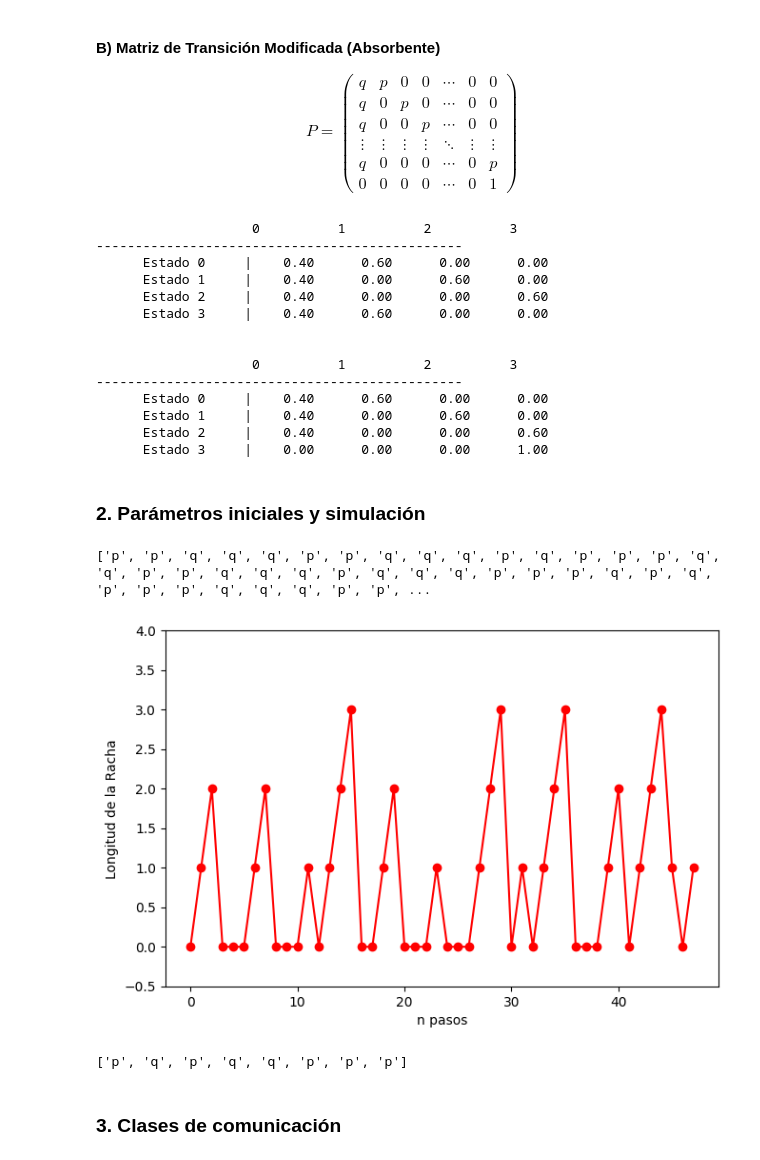
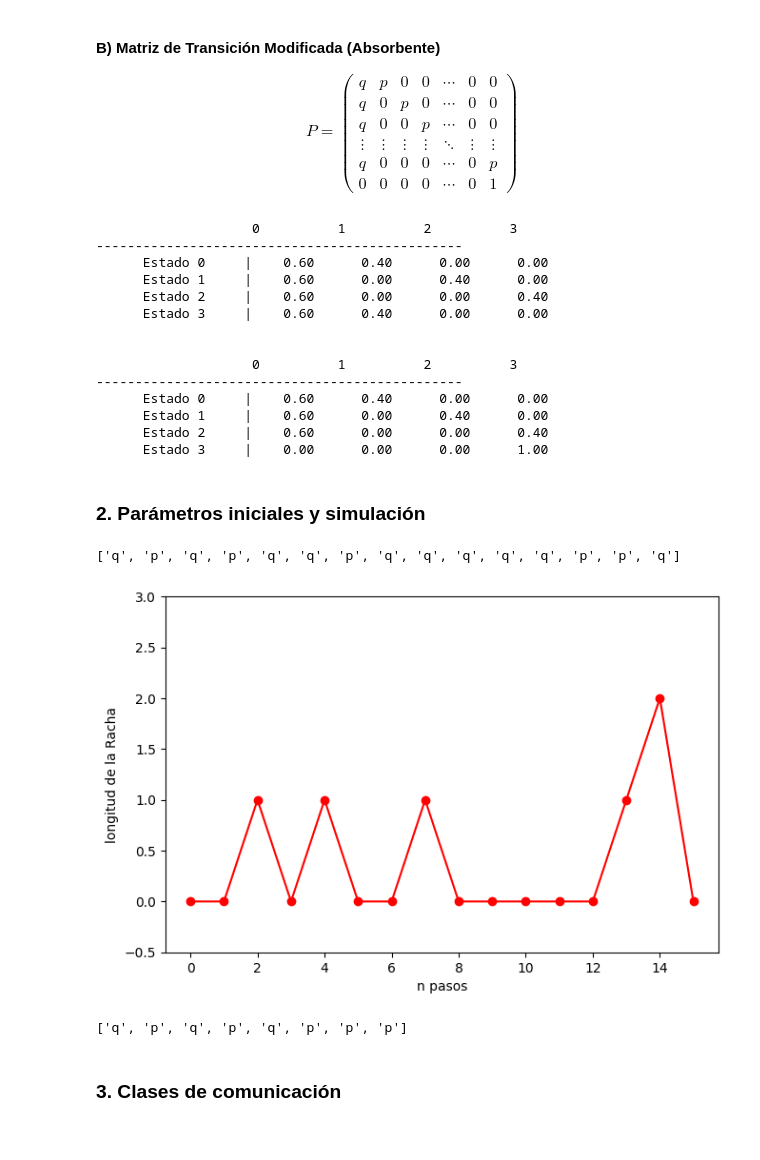
Before and after one commit to Lina-Moreno/Proyecto-Procesos, a Jupyter notebook: Proyecto.ipynb, the cells around one changed output. Drawn from its saved outputs; the diff is of its cells as text; code cells hidden in the pictures.

Commit message:
Distribución inicial y  probabilidades de transición

```diff
--- a/Proyecto.ipynb
+++ b/Proyecto.ipynb
@@ -17,9 +17,10 @@ from matplotlib.backends.backend_tkagg import FigureCanvasTkAgg
 import numpy as np
 
 #Parámetros iniciales para la simulación
-p = 0.6    # Probabilidad de éxito
+p = 0.4    # Probabilidad de éxito
 q = 1 - p  # Probabilidad de fracaso
 N = 3     # Longitud de la racha a conseguir
+racha_inicial = 0
 # %% [markdown]
 ### 1. Matrices de Transición
 
@@ -88,23 +89,23 @@ imprimir_matriz(matriz_P_absorbente)
 # %% [output]
                     0          1          2          3
 -----------------------------------------------
-      Estado 0     |    0.40      0.60      0.00      0.00
-      Estado 1     |    0.40      0.00      0.60      0.00
-      Estado 2     |    0.40      0.00      0.00      0.60
-      Estado 3     |    0.40      0.60      0.00      0.00
+      Estado 0     |    0.60      0.40      0.00      0.00
+      Estado 1     |    0.60      0.00      0.40      0.00
+      Estado 2     |    0.60      0.00      0.00      0.40
+      Estado 3     |    0.60      0.40      0.00      0.00
 
 
                     0          1          2          3
 -----------------------------------------------
-      Estado 0     |    0.40      0.60      0.00      0.00
-      Estado 1     |    0.40      0.00      0.60      0.00
-      Estado 2     |    0.40      0.00      0.00      0.60
+      Estado 0     |    0.60      0.40      0.00      0.00
+      Estado 1     |    0.60      0.00      0.40      0.00
+      Estado 2     |    0.60      0.00      0.00      0.40
       Estado 3     |    0.00      0.00      0.00      1.00
 # %% [markdown]
 ### 2. Parámetros iniciales y simulación
 # %%
-racha_actual = 0
-historial_rachas = [0]
+racha_actual = racha_inicial
+historial_rachas = [racha_inicial]
 historial_letras = []
 corriendo = False
 
@@ -142,7 +143,7 @@ def simular_paso():
     # Actualizar la gráfica
     ax.clear()
     ax.plot(historial_rachas, color="red", marker="o", linestyle="-")
-    ax.set_ylabel("Longitud de la Racha")
+    ax.set_ylabel("longitud de la Racha")
     ax.set_xlabel("n pasos")
     ax.set_ylim(-0.5, max(max(historial_rachas) + 1, N))
     canvas.draw()
@@ -162,8 +163,9 @@ def simular_paso():
 def iniciar():
     global corriendo, racha_actual, historial_rachas, historial_letras
     if not corriendo:
-        racha_actual = 0
-        historial_rachas = [0]
+        # Respetamos el parámetro inicial configurado en el Bloque 1
+        racha_actual = racha_inicial
+        historial_rachas = [racha_inicial]
         historial_letras = []
 
         corriendo = True
@@ -183,36 +185,37 @@ def parar():
 ventana = tk.Tk()
 ventana.title("Simulador de Rachas de Éxitos")
 ventana.geometry("750x550")
 
 frame_controles = ttk.Frame(ventana)
 frame_controles.pack(pady=15)
 
 # Menú desplegable
 combo_modo = ttk.Combobox(frame_controles, values=["Infinito", "Absorbente"], width=20)
 combo_modo.current(0)
 combo_modo.config(state="readonly")
 combo_modo.pack(side="left", padx=10)
 
 boton_iniciar = ttk.Button(frame_controles, text="Iniciar", command=iniciar)
 boton_iniciar.pack(side="left", padx=5)
 
 boton_parar = ttk.Button(frame_controles, text="Parar", command=parar, state="disabled")
 boton_parar.pack(side="left", padx=5)
 
 # Contenedor de la gráfica de Matplotlib
 fig, ax = plt.subplots(figsize=(6, 3.5), dpi=100)
 canvas = FigureCanvasTkAgg(fig, master=ventana)
 canvas.get_tk_widget().pack(pady=5, fill="both", expand=True)
 
-ax.plot(historial_rachas)
+ax.plot(historial_rachas, color="red", marker="o", linestyle="-")
 ax.set_ylabel("longitud de la Racha")
 ax.set_xlabel("n pasos")
+ax.set_ylim(-0.5, N)
 canvas.draw()
 
 ventana.mainloop()
 # %% [output]
-['p', 'p', 'q', 'q', 'q', 'p', 'p', 'q', 'q', 'q', 'p', 'q', 'p', 'p', 'p', 'q', 'q', 'p', 'p', 'q', 'q', 'q', 'p', 'q', 'q', 'q', 'p', 'p', 'p', 'q', 'p', 'q', 'p', 'p', 'p', 'q', 'q', 'q', 'p', 'p', ...
+['q', 'p', 'q', 'p', 'q', 'q', 'p', 'q', 'q', 'q', 'q', 'q', 'p', 'p', 'q']
-[figure, old version]
+[figure, new version]
 # %%
 # Simulación rápida para el caso absorbente
 racha_actual = 0
@@ -231,7 +234,7 @@ while racha_actual < N:
 
 print(historial_letras)
 # %% [output]
-['p', 'q', 'p', 'q', 'q', 'p', 'p', 'p']
+['q', 'p', 'q', 'p', 'q', 'p', 'p', 'p']
 # %% [markdown]
 ### 3. Clases de comunicación
 # %%
```
Also changed, not shown: parts of 5 cells of this notebook.
